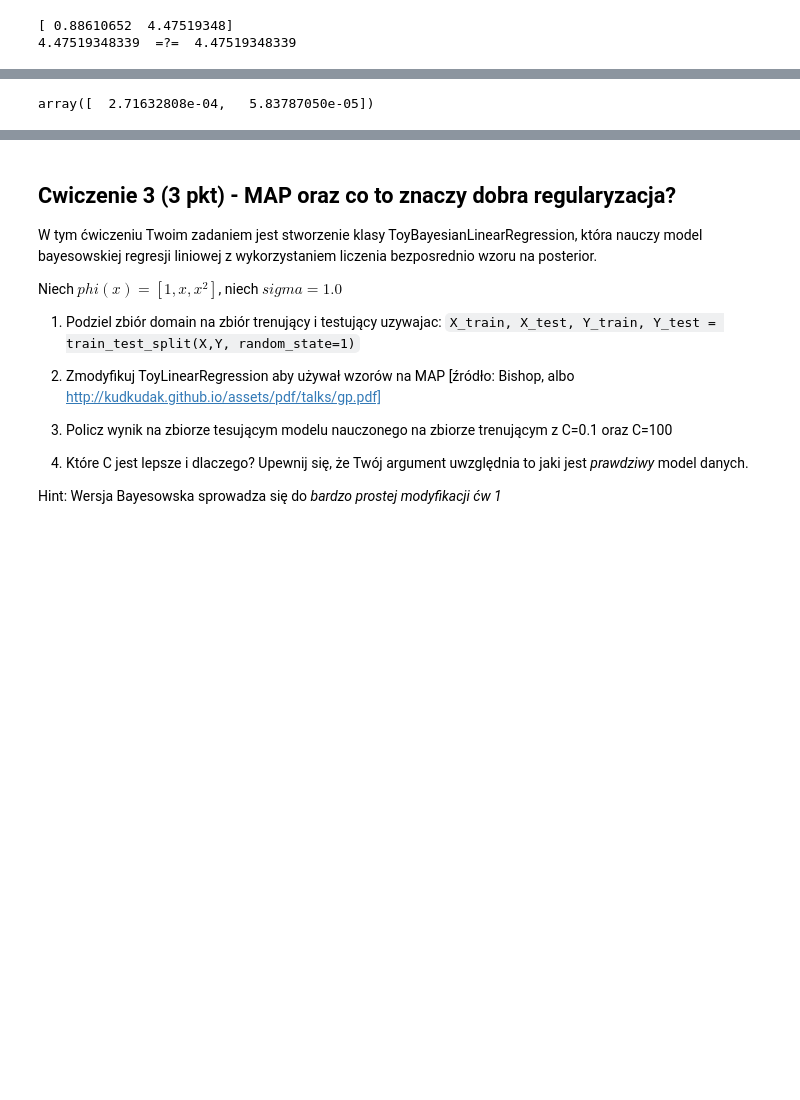
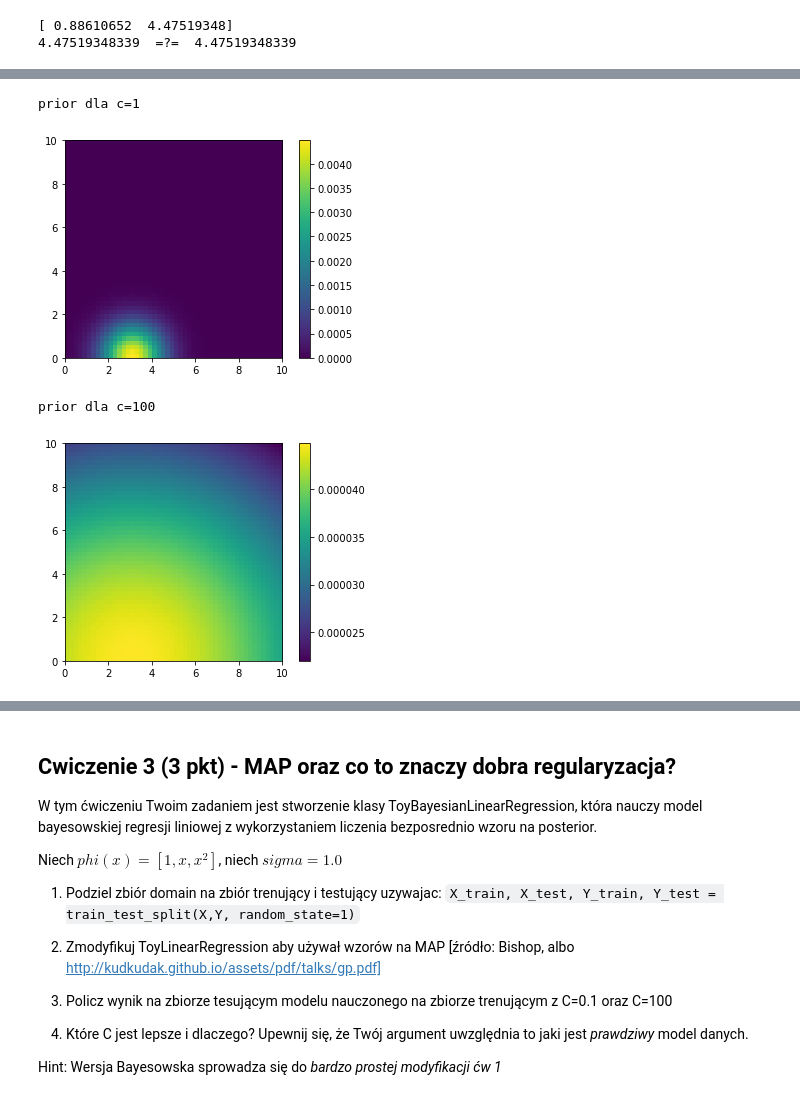
Before and after one commit to 13MaxG/MachineLearningAndrzeja, a Jupyter notebook: L3a.ipynb, the cells around one changed output, grey strips where cells are left out. Drawn from its saved outputs; the diff is of its cells as text; code cells hidden in the pictures; blank space fills up the shorter version.

```diff
--- a/L3a.ipynb
+++ b/L3a.ipynb
@@ -201,4 +197,0 @@ def loglikelihood(w, X, Y, phi=lambda x: [1, x], sigma=1.0):
-# %%
-prior(np.array([[1,2,3], [4,5,6]]), 10)
-# %% [output]
-array([  2.71632808e-04,   5.83787050e-05])
@@ -204,0 +222,18 @@ array([  2.71632808e-04,   5.83787050e-05])
+# %%
+def drawPrior(C):
+    x = np.arange(0,10.0,0.2)
+    y = np.arange(0,10.0,0.2)
+    Z=[ [ prior(np.array([[0.88,x[i],y[j]]]), C)   for i in range(len(x))] for j in range(len(y))]
+    plt.imshow(Z, extent=[0, 10, 0, 10], aspect=1,origin="lower")
+    plt.colorbar()
+    plt.show()
+
+print "prior dla c=1"
+drawPrior(1)
+print "prior dla c=100"
+drawPrior(100)
+# %% [output]
+prior dla c=1
+[figure, added]
+prior dla c=100
+[figure, added]
```
Also changed, not shown: parts of 9 cells of this notebook, 1 other file.
